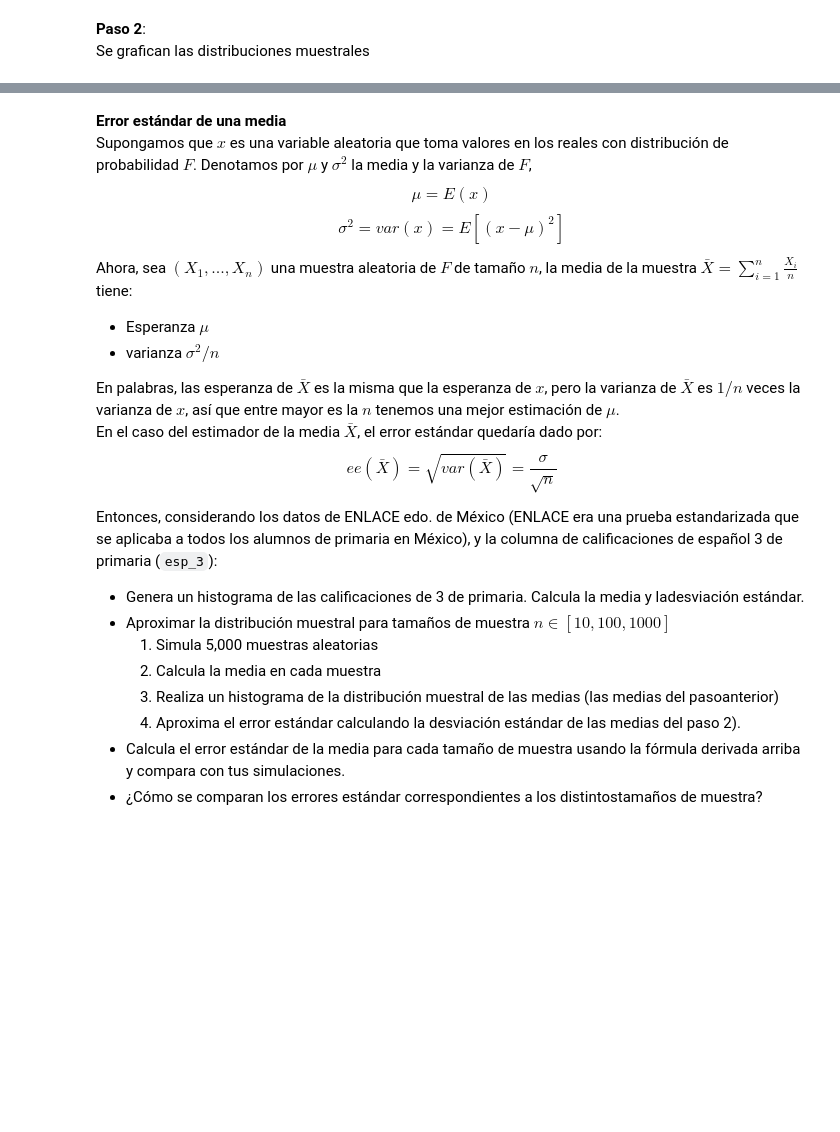
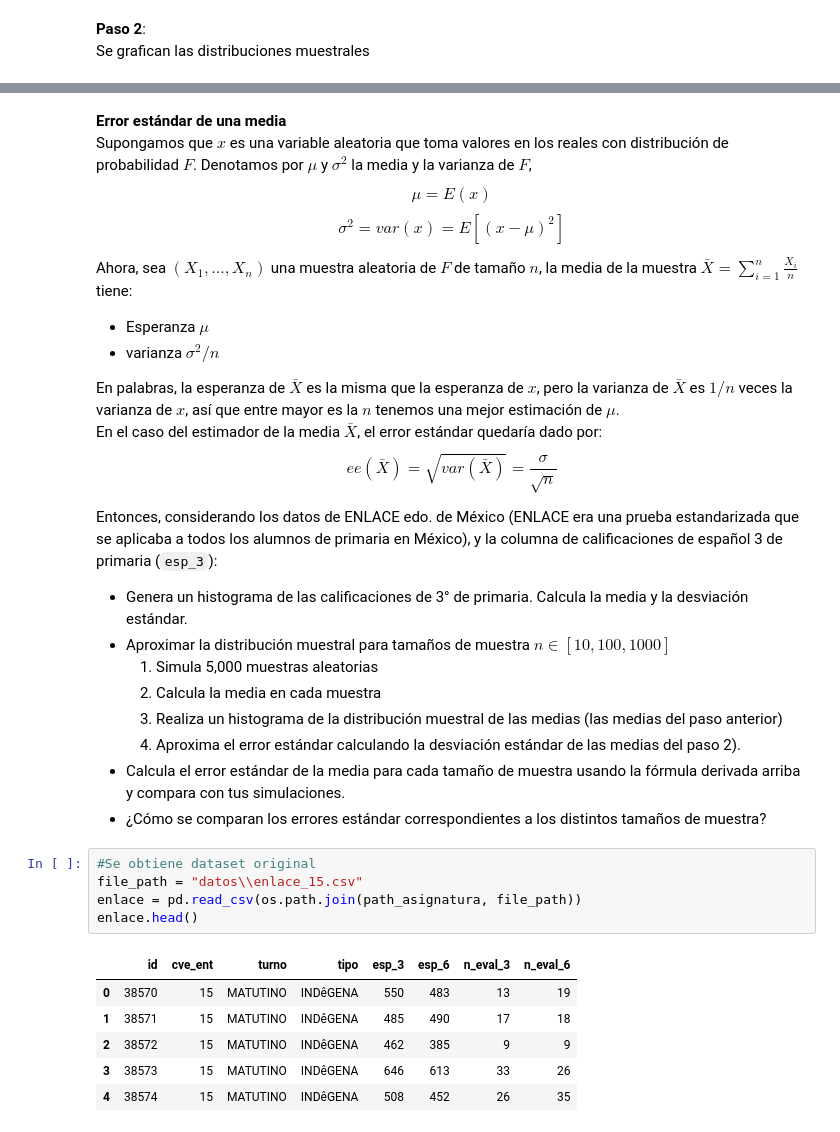
Before and after one commit to CAMM961001/itam-mcd, a Jupyter notebook: fundamentos-estadisticos/libros/03_distribucion_muestral.ipynb, the cells around one changed output, grey strips where cells are left out. Drawn from its saved outputs; the diff is of its cells as text; blank space fills up the shorter version.

```diff
--- a/fundamentos-estadisticos/libros/03_distribucion_muestral.ipynb
+++ b/fundamentos-estadisticos/libros/03_distribucion_muestral.ipynb
@@ -161,16 +158,28 @@ Ahora, sea $(X_1,...,X_n)$ una muestra aleatoria de $F$ de tamaño $n$, la media
 * Esperanza $\mu$
 * varianza $\sigma^2/n$
 
-En palabras, las esperanza de $\bar{X}$ es la misma que la esperanza de $x$, pero la varianza de $\bar{X}$ es $1/n$ veces la varianza de $x$, así que entre mayor es la $n$ tenemos una mejor estimación de $\mu$.
+En palabras, la esperanza de $\bar{X}$ es la misma que la esperanza de $x$, pero la varianza de $\bar{X}$ es $1/n$ veces la varianza de $x$, así que entre mayor es la $n$ tenemos una mejor estimación de $\mu$.
 <br>En el caso del estimador de la media $\bar{X}$, el error estándar quedaría dado por:
 $${ee}(\bar{X})=\sqrt{{var}(\bar{X})}=\frac{\sigma}{\sqrt{n}}$$
 
 Entonces, considerando los datos de ENLACE edo. de México (ENLACE era una prueba estandarizada que se aplicaba a todos los alumnos de primaria en México), y la columna de calificaciones de español 3 de primaria (`esp_3`):
-* Genera un histograma de las calificaciones de 3 de primaria. Calcula la media y ladesviación estándar.
+* Genera un histograma de las calificaciones de 3° de primaria. Calcula la media y la desviación estándar.
 * Aproximar la distribución muestral para tamaños de muestra $n\in[10,100,1000]$
     1) Simula 5,000 muestras aleatorias
     2) Calcula la media en cada muestra
-    3) Realiza un histograma de la distribución muestral de las medias (las medias del pasoanterior)
+    3) Realiza un histograma de la distribución muestral de las medias (las medias del paso anterior)
     4) Aproxima el error estándar calculando la desviación estándar de las medias del paso 2).
 * Calcula el error estándar de la media para cada tamaño de muestra usando la fórmula derivada arriba y compara con tus simulaciones.
-* ¿Cómo se comparan los errores estándar correspondientes a los distintostamaños de muestra?
+* ¿Cómo se comparan los errores estándar correspondientes a los distintos tamaños de muestra?
+# %%
+#Se obtiene dataset original
+file_path = "datos\\enlace_15.csv"
+enlace = pd.read_csv(os.path.join(path_asignatura, file_path))
+enlace.head()
+# %% [output]
+|  | id | cve_ent | turno | tipo | esp_3 | esp_6 | n_eval_3 | n_eval_6 |
+| 0 | 38570 | 15 | MATUTINO | INDêGENA | 550 | 483 | 13 | 19 |
+| 1 | 38571 | 15 | MATUTINO | INDêGENA | 485 | 490 | 17 | 18 |
+| 2 | 38572 | 15 | MATUTINO | INDêGENA | 462 | 385 | 9 | 9 |
+| 3 | 38573 | 15 | MATUTINO | INDêGENA | 646 | 613 | 33 | 26 |
+| 4 | 38574 | 15 | MATUTINO | INDêGENA | 508 | 452 | 26 | 35 |
```
Also changed, not shown: parts of 14 cells of this notebook.
